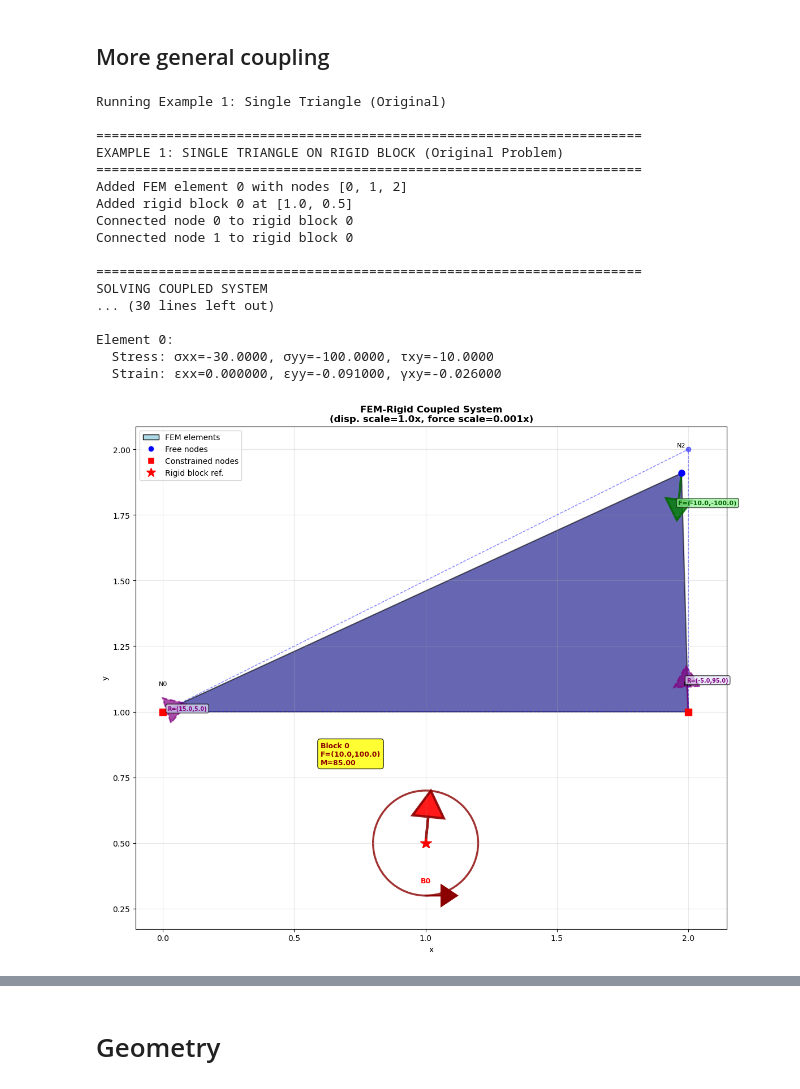
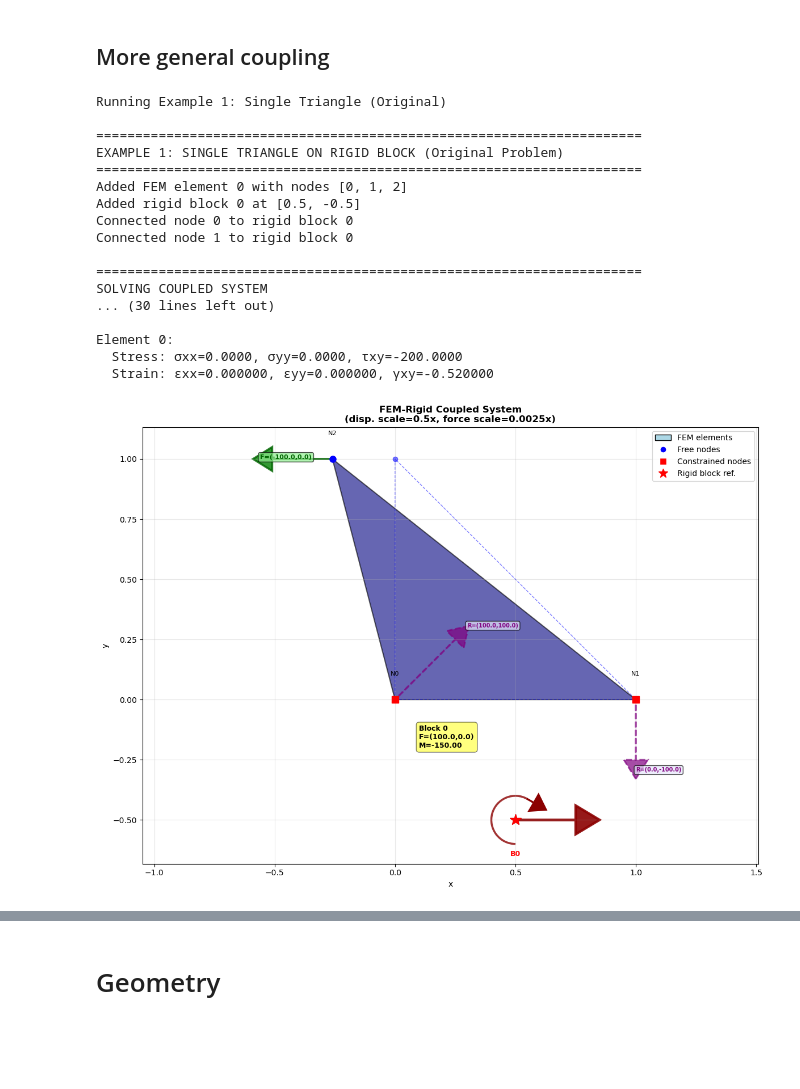
Before and after one commit to thlgrs/HybriDFEM, a Jupyter notebook: Theo/Objects/Lab.ipynb, the cells around one changed output, grey strips where cells are left out. Cells and saved outputs as stored; diff of their text form; code cells hidden in the pictures; blank space fills up the shorter version.

Commit message:
coupling fem-block ipynb

```diff
--- a/Theo/Objects/Lab.ipynb
+++ b/Theo/Objects/Lab.ipynb
@@ -2628,15 +2628,15 @@ def example_simple_case():
     system = GeneralizedCoupledSystem(verbose=True)
 
     # Add nodes
-    n0 = system.add_node([0.0, 1.0])  # Interface
-    n1 = system.add_node([2.0, 1.0])  # Interface
-    n2 = system.add_node([2.0, 2.0])  # Free
+    n0 = system.add_node([0.0, 0.0])  # Interface
+    n1 = system.add_node([1.0, 0.0])  # Interface
+    n2 = system.add_node([0, 1.0])  # Free
 
     # Add FEM element
     system.add_fem_element([n0, n1, n2], E=1000.0, nu=0.3)
 
     # Add rigid block
-    b0 = system.add_rigid_block([1.0, 0.5])
+    b0 = system.add_rigid_block([0.5, -0.5])
     system.rigid_blocks[b0].set_fixed('all')
 
     # Connect nodes to block
@@ -2645,41 +2645,41 @@ def example_simple_case():
 
     # Apply forces
     forces = {
-        n2: [0.0, -100.0]  # Downward force on free node
+        n2: [-100.0, 0]  # Downward force on free node
     }
 
     # Solve
     solution = system.solve(forces)
 
     # Visualize
     fig, ax = plot_mesh_and_solution(system, solution, external_forces=forces,
-                                     scale=1.0, force_scale=0.001)
+                                     scale=.5, force_scale=0.0025)
     plt.show()
 
     return system, solution
 
 
 print("\nRunning Example 1: Single Triangle (Original)")
 system1, sol1 = example_simple_case()
 # %% [output]
 Running Example 1: Single Triangle (Original)
 
 ======================================================================
 EXAMPLE 1: SINGLE TRIANGLE ON RIGID BLOCK (Original Problem)
 ======================================================================
 Added FEM element 0 with nodes [0, 1, 2]
-Added rigid block 0 at [1.0, 0.5]
+Added rigid block 0 at [0.5, -0.5]
 Connected node 0 to rigid block 0
 Connected node 1 to rigid block 0
 
 ======================================================================
 SOLVING COUPLED SYSTEM
 ... (30 lines left out)
 
 Element 0:
-  Stress: σxx=-30.0000, σyy=-100.0000, τxy=-10.0000
-  Strain: εxx=0.000000, εyy=-0.091000, γxy=-0.026000
+  Stress: σxx=0.0000, σyy=0.0000, τxy=-200.0000
+  Strain: εxx=0.000000, εyy=0.000000, γxy=-0.520000
-[figure, old version]
+[figure, new version]
 # %%
 def example_multiple_elements():
     """Example with multiple triangular elements forming a mesh"""
```
Also changed, not shown: parts of 9 cells of this notebook.
